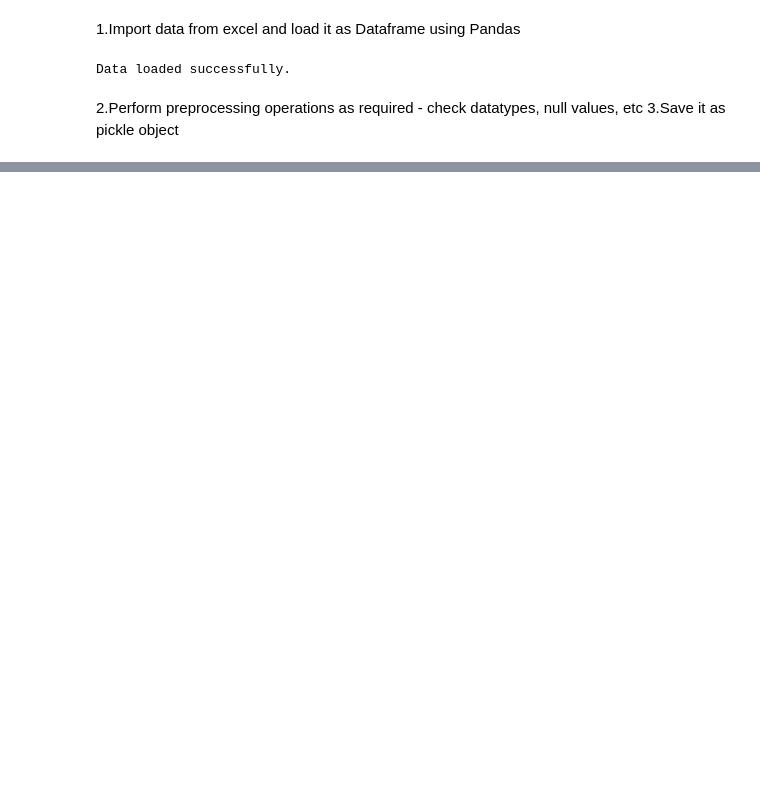
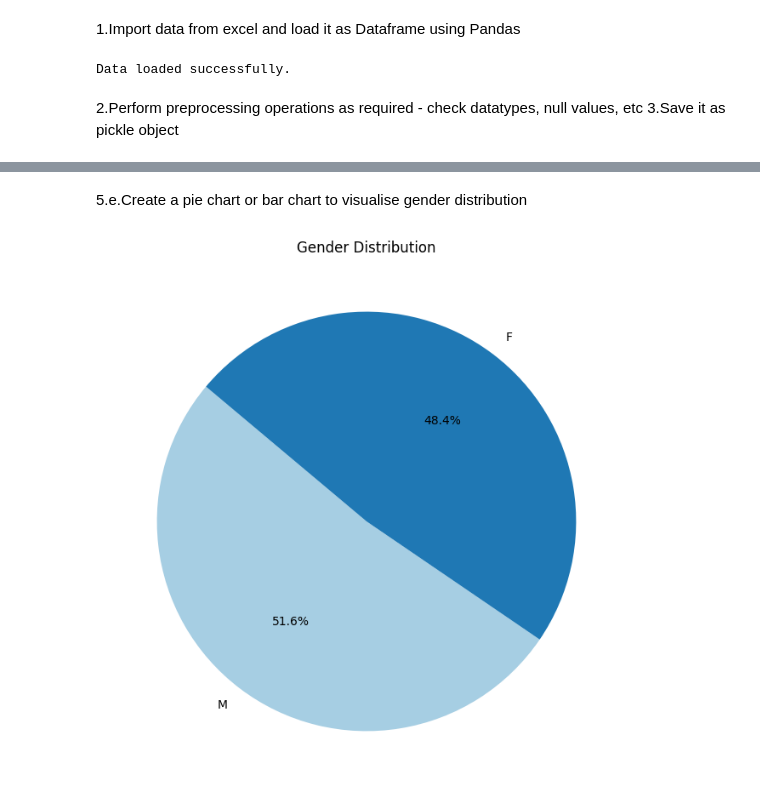
Before and after one commit to Vegav29/entransinterntask, a Jupyter notebook: notebooks/analysis.ipynb, the cells around one changed output, grey strips where cells are left out. Saved outputs shown, nothing was run; the diff lists cells and outputs as text; code cells hidden in the pictures; blank space fills up the shorter version.

```diff
--- a/notebooks/analysis.ipynb
+++ b/notebooks/analysis.ipynb
@@ -87,0 +194,8 @@ Data saved as C:\Users\91936\Documents\GitHub\dsproject\entransinterntask\data\i
+# %% [markdown]
+5.e.Create a pie chart or bar chart to visualise gender distribution
+# %%
+histogram = Histogram(data)
+
+histogram.piechart(column='Customer_Gender', title="Gender Distribution")
+# %% [output]
+[figure, added]
```
Also changed, not shown: parts of 19 cells of this notebook, 21 other files.
